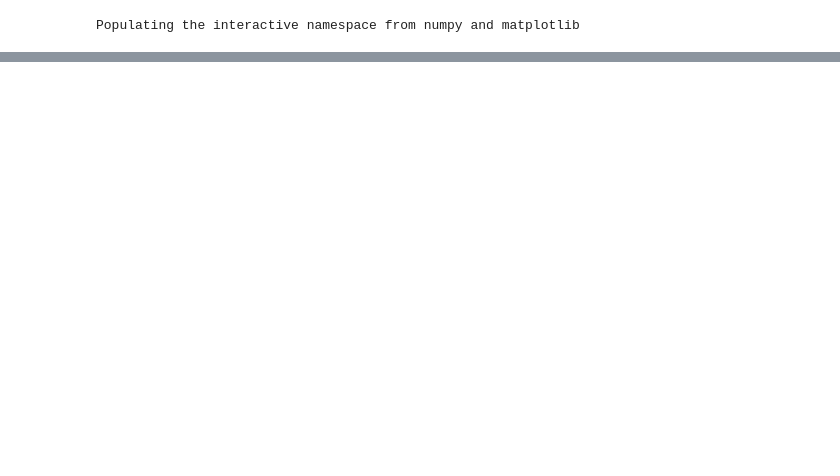
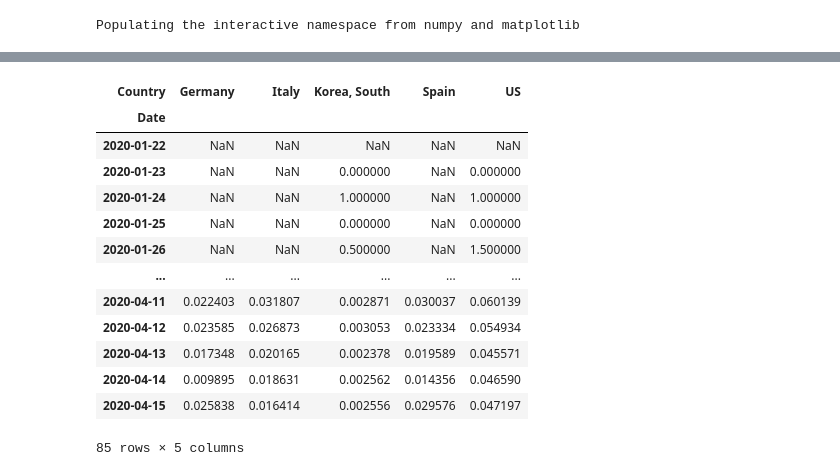
Before and after one commit to jochym/covid_plots, a Jupyter notebook: Covid_plots.ipynb, the cells around one changed output, grey strips where cells are left out. Saved outputs shown, nothing was run; the diff lists cells and outputs as text; code cells hidden in the pictures; blank space fills up the shorter version.

```diff
--- a/Covid_plots.ipynb
+++ b/Covid_plots.ipynb
@@ -183,0 +183,17 @@ plt.savefig('wzrosty_dzienne.png');
+# %%
+rel
+# %% [output]
+| Country | Germany | Italy | Korea, South | Spain | US |
+| Date |  |  |  |  |  |
+| 2020-01-22 | NaN | NaN | NaN | NaN | NaN |
+| 2020-01-23 | NaN | NaN | 0.000000 | NaN | 0.000000 |
+| 2020-01-24 | NaN | NaN | 1.000000 | NaN | 1.000000 |
+| 2020-01-25 | NaN | NaN | 0.000000 | NaN | 0.000000 |
+| 2020-01-26 | NaN | NaN | 0.500000 | NaN | 1.500000 |
+| ... | ... | ... | ... | ... | ... |
+| 2020-04-11 | 0.022403 | 0.031807 | 0.002871 | 0.030037 | 0.060139 |
+| 2020-04-12 | 0.023585 | 0.026873 | 0.003053 | 0.023334 | 0.054934 |
+| 2020-04-13 | 0.017348 | 0.020165 | 0.002378 | 0.019589 | 0.045571 |
+| 2020-04-14 | 0.009895 | 0.018631 | 0.002562 | 0.014356 | 0.046590 |
+| 2020-04-15 | 0.025838 | 0.016414 | 0.002556 | 0.029576 | 0.047197 |
+85 rows × 5 columns
```
Also changed, not shown: parts of 7 cells of this notebook, 3 other files.
